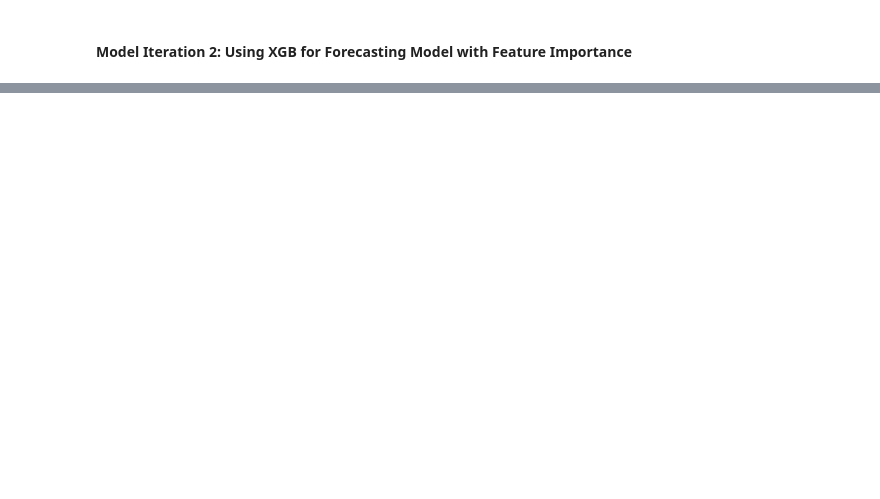
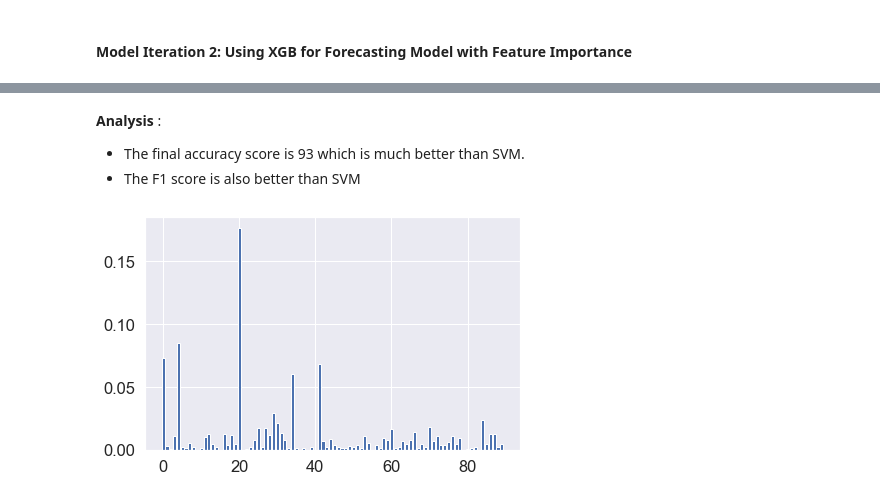
Before and after one commit to rramchan12/Telecom-Churn-CaseStudy, a Jupyter notebook: Telecom Churn Case Study_rr.ipynb, the cells around one changed output, grey strips where cells are left out. Cells and saved outputs as stored; diff of their text form; code cells hidden in the pictures; blank space fills up the shorter version.

```diff
--- a/Telecom Churn Case Study_rr.ipynb
+++ b/Telecom Churn Case Study_rr.ipynb
@@ -1395,0 +1526,12 @@ from xgboost import plot_importance
+# %%
+#chosen hyperparameters
+# 'objective':'binary:logistic' outputs probability rather than label, which we need for auc
+params = {'learning_rate': 0.3,
+          'max_depth': 2,
+          'n_estimators':200,
+          'subsample':0.5,
+         'objective':'binary:logistic'}
+
+# fit model on training data
+model = XGBClassifier(params = params,max_depth=2, n_estimators=200)
+model.fit(X_tr, y_tr)
@@ -1395,0 +1579,10 @@ from xgboost import plot_importance
+# %% [markdown]
+**Analysis** :
+- The final accuracy score is 93 which is much better than SVM.
+- The F1 score is also better than SVM
+# %%
+# plot
+plt.bar(range(len(model.feature_importances_)), model.feature_importances_)
+plt.show()
+# %% [output]
+[figure, added]
```
Also changed, not shown: parts of 20 cells of this notebook.
